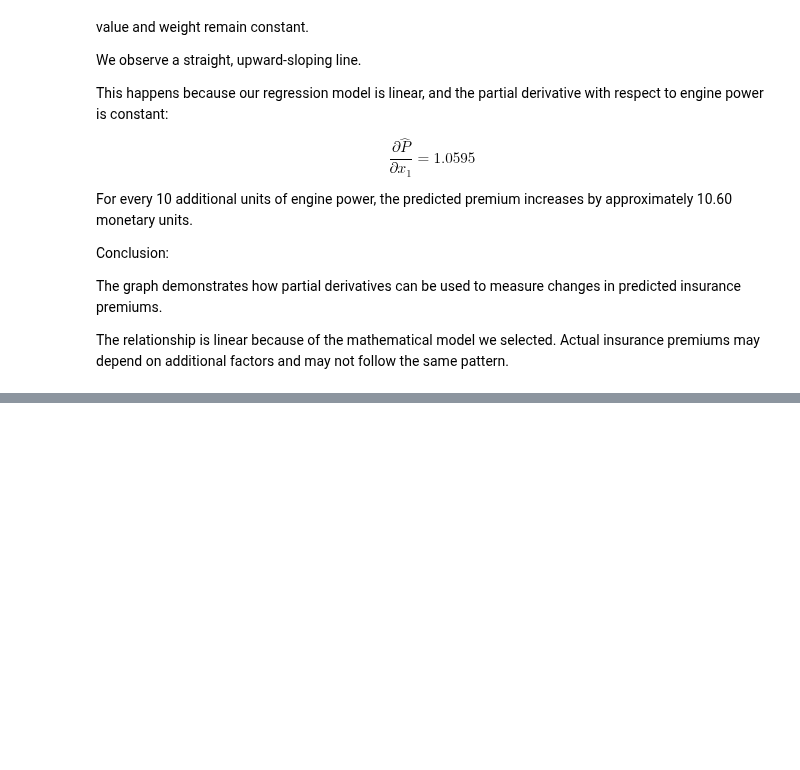
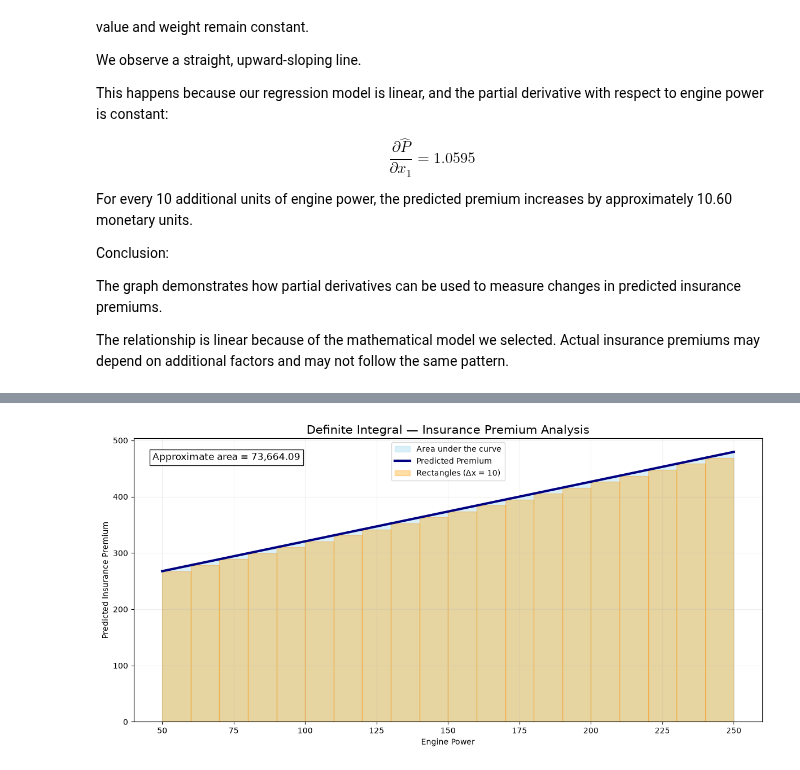
Before and after one commit to KaloyanBratovanov/motor_insurance_risk_analysis, a Jupyter notebook: motor_insurance_risk_analysis.ipynb, the cells around one changed output, grey strips where cells are left out. Drawn from its saved outputs; the diff is of its cells as text; code cells hidden in the pictures; blank space fills up the shorter version.

Commit message:
Add definite integral analysis and visualization

```diff
--- a/motor_insurance_risk_analysis.ipynb
+++ b/motor_insurance_risk_analysis.ipynb
@@ -405,0 +495,82 @@ The relationship is linear because of the mathematical model we selected. Actual
+# %%
+
+# Define the engine power interval
+a, b = 50, 250
+
+# Keep vehicle value and weight constant
+vehicle_value = insurance_data['Value_vehicle'].median()
+vehicle_weight = insurance_data['Weight'].median()
+
+# Define the constant part of our regression model
+C = (
+    coefficients[0]
+    + coefficients[2] * vehicle_value
+    + coefficients[3] * vehicle_weight
+)
+
+# Define the predicted premium function
+def premium_function(power):
+    return C + coefficients[1] * power
+
+# Create points for the smooth line
+x = np.linspace(a, b, 500)
+y = premium_function(x)
+
+# Create rectangles with a width of 10
+dx = 10
+rectangle_x = np.arange(a, b, dx)
+rectangle_y = premium_function(rectangle_x)
+
+# Approximate the integral using rectangles
+area = np.sum(rectangle_y * dx)
+
+# Create the graph
+plt.figure(figsize=(12, 6))
+
+# Shade the area under the curve
+plt.fill_between(
+    x, y,
+    color='skyblue',
+    alpha=0.3,
+    label='Area under the curve'
+)
+
+# Draw the rectangles
+plt.bar(
+    rectangle_x,
+    rectangle_y,
+    width=dx,
+    align='edge',
+    color='orange',
+    alpha=0.35,
+    edgecolor='darkorange',
+    label='Rectangles (Δx = 10)'
+)
+
+# Draw the predicted premium function
+plt.plot(
+    x, y,
+    color='navy',
+    linewidth=3,
+    label='Predicted Premium'
+)
+
+plt.title('Definite Integral — Insurance Premium Analysis', fontsize=15)
+plt.xlabel('Engine Power')
+plt.ylabel('Predicted Insurance Premium')
+
+plt.text(
+    0.03, 0.95,
+    f'Approximate area = {area:,.2f}',
+    transform=plt.gca().transAxes,
+    fontsize=12,
+    verticalalignment='top',
+    bbox=dict(facecolor='white', alpha=0.9)
+)
+
+plt.legend()
+plt.grid(alpha=0.2)
+plt.tight_layout()
+plt.show()
+# %% [output]
+[figure, added]
```
Also changed, not shown: parts of 3 cells of this notebook.
